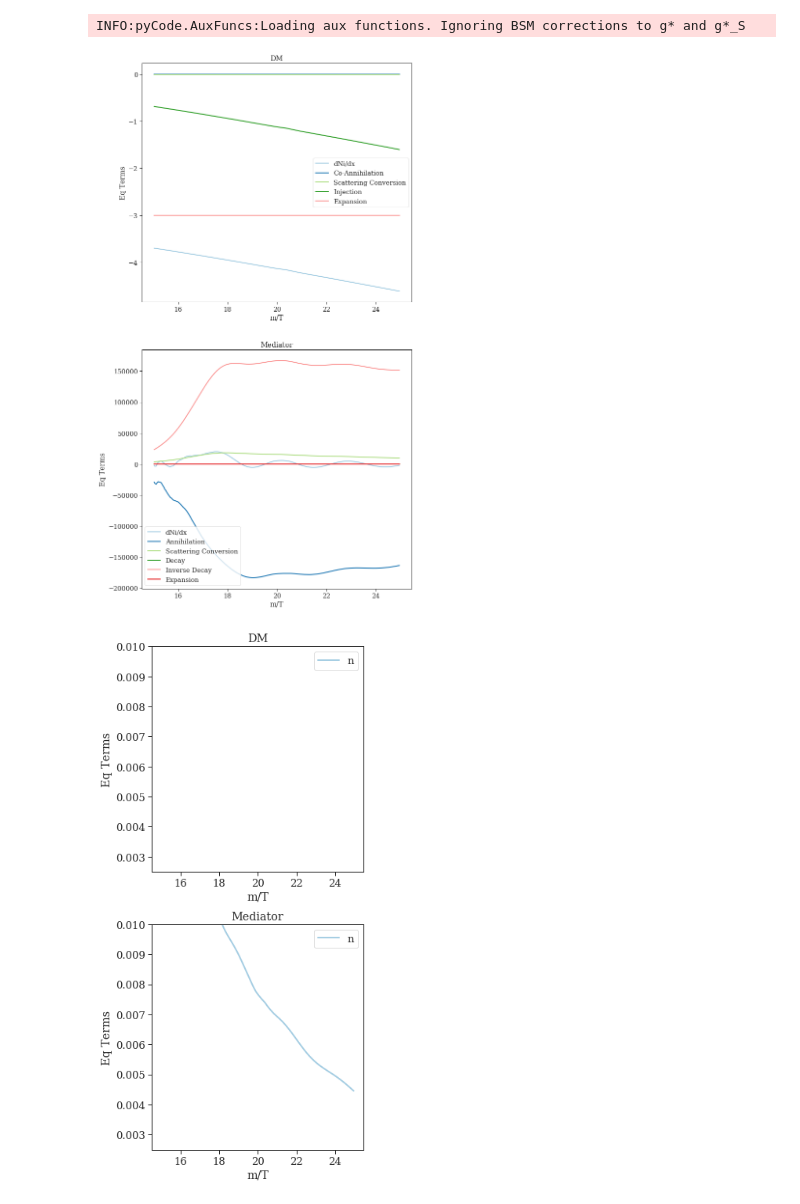
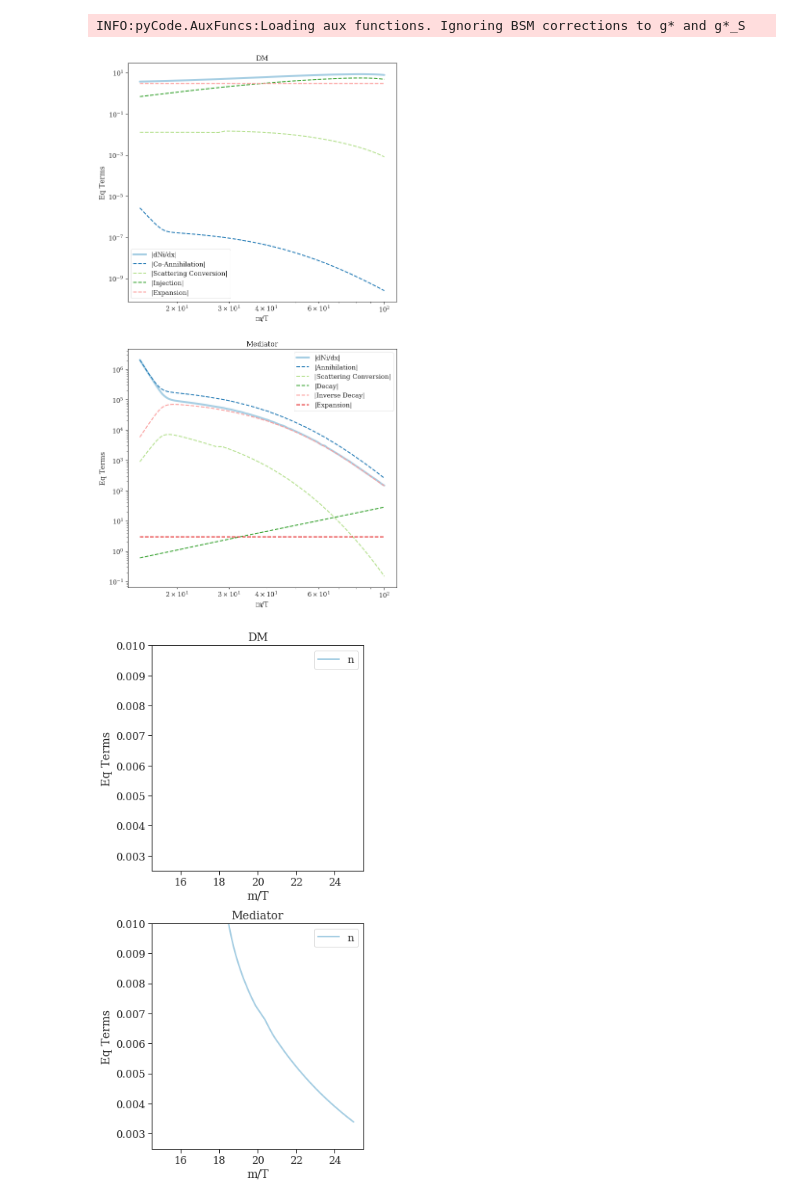
Before and after one commit to andlessa/BoltzmannEqs, a Jupyter notebook: checkBoltzEqs.ipynb, the cells around one changed output. Drawn from its saved outputs; the diff is of its cells as text; code cells hidden in the pictures.

```diff
--- a/checkBoltzEqs.ipynb
+++ b/checkBoltzEqs.ipynb
@@ -119,7 +119,7 @@ eqTerms = {'dNi/dx' : [], 'n' : [], r'$\rho$' : [],
 xdict = {'m/T' : []}
 
 for iT,T in enumerate(Tlist):
-    if 500./T < 15. or 500./T > 25.:
+    if 500./T < 15. or 500./T > 100.:
         continue
 
     n = nlist[:,iT]
@@ -152,9 +152,11 @@ for iT,T in enumerate(Tlist):
     #NXth[i] = N^{th}_i:
     NXth = np.array([comp.getNXTh(T,n,rNeq,labelsDict) for comp in compList])
     #NXYth[i,j] = N^{th}_{ij}:
-    NXYth = np.array([[compi.getNXYTh(T,n,rNeq,labelsDict,compj) for compj in compList] for compi in compList])
+    NXYth = np.array([[compi.getNXYTh(T,n,rNeq,labelsDict,compj) if not compj is compi else 0.
+                       for compj in compList] for compi in compList])
     #Effective branching ratio (Beff[i,j] = B^{eff}_{ij}:
-    Beff = np.array([[compi.getTotalBRTo(T,compj) for compj in compList] for compi in compList])
+    Beff = np.array([[compi.getTotalBRTo(T,compj) if not compj is compi else 0.
+                      for compj in compList] for compi in compList])
 
     widths = np.array([comp.width(T) for comp in compList])
     masses = np.array([comp.mass(T) for comp in compList])
@@ -179,15 +181,18 @@ for iT,T in enumerate(Tlist):
     RHS += isActive*sigmaV*(neq - n)*(neq + n)/H
     eqTerms['Annihilation'].append(isActive*sigmaV*(neq - n)*(neq + n)/H)
     # i + j <-> SM + SM:
-    sigVij = [[compi.getCOSIGV(T,compj) for compj in compList] for compi in compList]
+    sigVij = [[compi.getCOSIGV(T,compj) if not compj is compi else 0.
+               for compj in compList] for compi in compList]
     RHS += isActive*np.einsum('ij,ij->i',sigVij,np.outer(neq,neq)-np.outer(n,n))/H
     eqTerms['Co-Annihilation'].append(isActive*np.einsum('ij,ij->i',sigVij,np.outer(neq,neq)-np.outer(n,n))/H)
     # i+i <-> j+j (sigVjj*rNeq[i,j]**2 should be finite)
-    sigVjj = [[compi.getSIGVBSM(T,compj) for compj in compList] for compi in compList]
+    sigVjj = [[compi.getSIGVBSM(T,compj) if not compj is compi else 0.
+               for compj in compList] for compi in compList]
     RHS += (np.einsum('ij,j,ij->i',rNeq**2,n**2,sigVjj)-n**2*np.einsum('ij->i',sigVjj))/H
     eqTerms['Annihilation Conversion'].append((np.einsum('ij,j,ij->i',rNeq**2,n**2,sigVjj)-n**2*np.einsum('ij->i',sigVjj))/H)
     # i+SM <-> j+SM (cRate*rNeq[i,j] should be finite)
-    cRate = [[compi.getConvertionRate(T,compj) for compj in compList] for compi in compList]
+    cRate = [[compi.getConvertionRate(T,compj) if not compj is compi else 0.
+              for compj in compList] for compi in compList]
     RHS += isActive*(np.einsum('ij,j,ij->i',rNeq,n,cRate)-n*np.einsum('ij->i',cRate))/H
     eqTerms['Scattering Conversion'].append(isActive*(np.einsum('ij,j,ij->i',rNeq,n,cRate)-n*np.einsum('ij->i',cRate))/H)
     # j <-> i +SM (#NXYth[j,i] should be finite if j -> i +...)
@@ -228,39 +233,39 @@ plt.figure(figsize=(10,20))
 xvals = xdict['m/T']
 xlabel = 'm/T'
 isub = 0
-yLog = False
-xLog = False
+yLog = True
+xLog = True
 for irow in range(nrows):
     isub += 1
     plt.subplot(nrows,1,isub)
     for curve in curveLabels:
         if curve == 'n' or curve == r'$\rho$':continue
         if not np.count_nonzero(eqTerms[curve][irow,:]):
             continue
         if yLog:
             if 'dNi' in curve:
                 plt.plot(xvals,np.abs(eqTerms[curve][irow,:]),linewidth=4,label='|'+curve+'|')
             else:
                 plt.plot(xvals,np.abs(eqTerms[curve][irow,:]),linewidth=2,label='|'+curve+'|',linestyle='--')
         else:
             plt.plot(xvals,eqTerms[curve][irow,:],linewidth=2,label=curve)
     plt.title(rowLabels[isub-1])
     plt.xlabel(xlabel)
     plt.ylabel("Eq Terms")
 
 #     plt.ylim(1e2,1e6)
 #     plt.ylim(-1e2,3e3)
 #     plt.xlim(10,30)
     if yLog:
         plt.yscale('log')
     if xLog:
         plt.xscale('log')
     plt.legend()
 
 # plt.tight_layout()
 plt.show()
 # %% [output]
-[figure, old version]
+[figure, new version]
 # %%
 rowLabels = [comp.label for comp in compList]
 curveLabels = list(eqTerms.keys())
@@ -299,7 +304,7 @@ for irow in range(nrows):
 plt.tight_layout()
 plt.show()
 # %% [output]
-[figure, old version]
+[figure, new version]
 # %%
 colLabels = [comp.label for comp in compList]
 rowLabels = list(eqTerms.keys())
```
Also changed, not shown: parts of 2 cells of this notebook, 1 other file.
